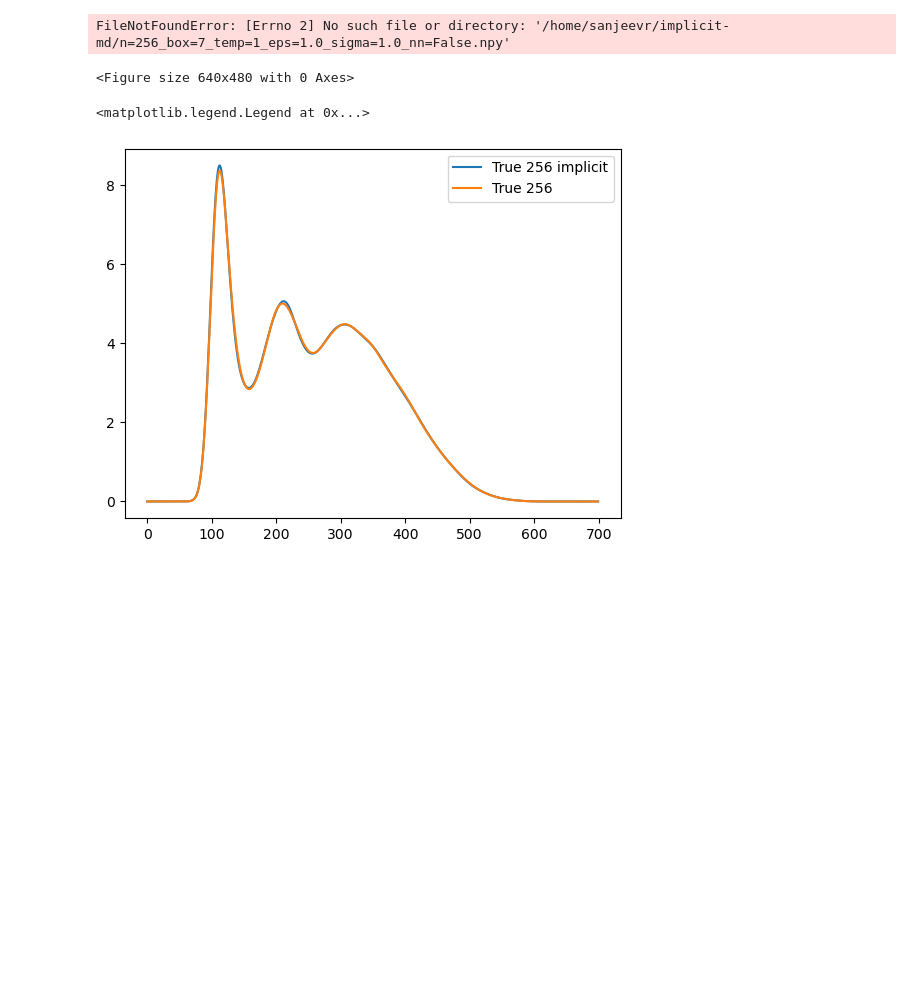
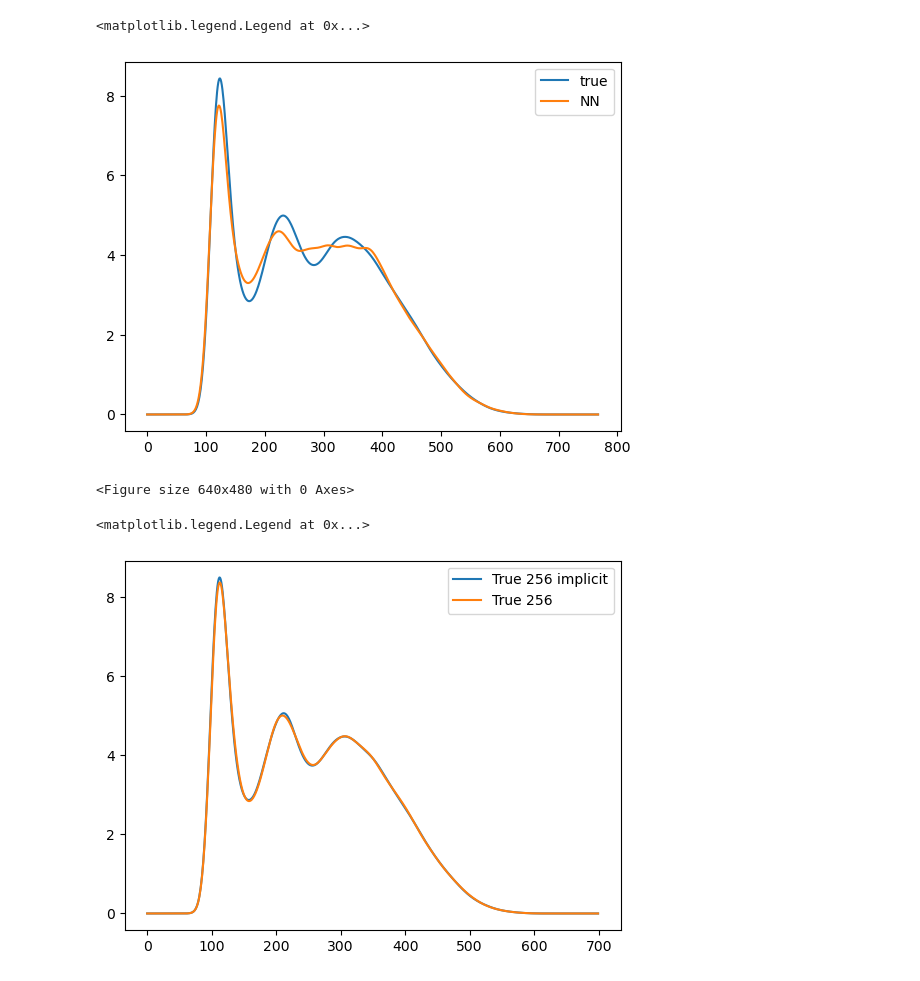
Before and after one commit to jeevster/implicit-md, a Jupyter notebook: Untitled.ipynb, the cells around one changed output. Saved outputs shown, nothing was run; the diff lists cells and outputs as text; code cells hidden in the pictures; blank space fills up the shorter version.

```diff
--- a/Untitled.ipynb
+++ b/Untitled.ipynb
@@ -1,27 +1,21 @@
 # %%
 import numpy as np
 import matplotlib.pyplot as plt
 
-g_r_diff = np.load("/home/sanjeevr/implicit-md/n=256_box=7_temp=1_eps=1.0_sigma=1.0_nn=False.npy")
-plt.plot(np.linspace(1, 1000, 999), g_r_diff, label = 'true')
-plt.xlabel("Timestep")
-plt.ylabel("Average Relative Difference in RDF from Previous Timestep")
+g_r = np.load("/home/sanjeevr/implicit-md/ground_truth_posvelonly/n=256_box=7_temp=1_eps=1.0_sigma=1.0/gt_rdf.npy")
+plt.plot(g_r, label = 'true')
 
-g_r_diff = np.load("/home/sanjeevr/implicit-md/n=256_box=7_temp=1_eps=1.0_sigma=1.0_nn=True.npy")
-#plt.plot(np.linspace(1, 1000, 999), g_r_diff, label = 'NN-untrained')
-
-plt.yscale('log')
-plt.xscale('log')
+g_r = np.load('/home/sanjeevr/implicit-md/results/posvelonly_IMPLICIT_n=256_box=7_temp=1_eps=1.0_sigma=1.0_dt=0.005_ttotal=1.0/rdf_epoch30.npy')
+plt.plot(g_r, label = 'NN')
 
 
-# plt.axhline(2.5, c = 'g')
-# plt.axvline(50, c = 'g')
 
 
 
 plt.legend()
 # %% [output]
-FileNotFoundError: [Errno 2] No such file or directory: '/home/sanjeevr/implicit-md/n=256_box=7_temp=1_eps=1.0_sigma=1.0_nn=False.npy'
+<matplotlib.legend.Legend at 0x...>
+[figure, added]
 # %%
 import numpy as np
 import time
```
Also changed, not shown: 10 other files.
